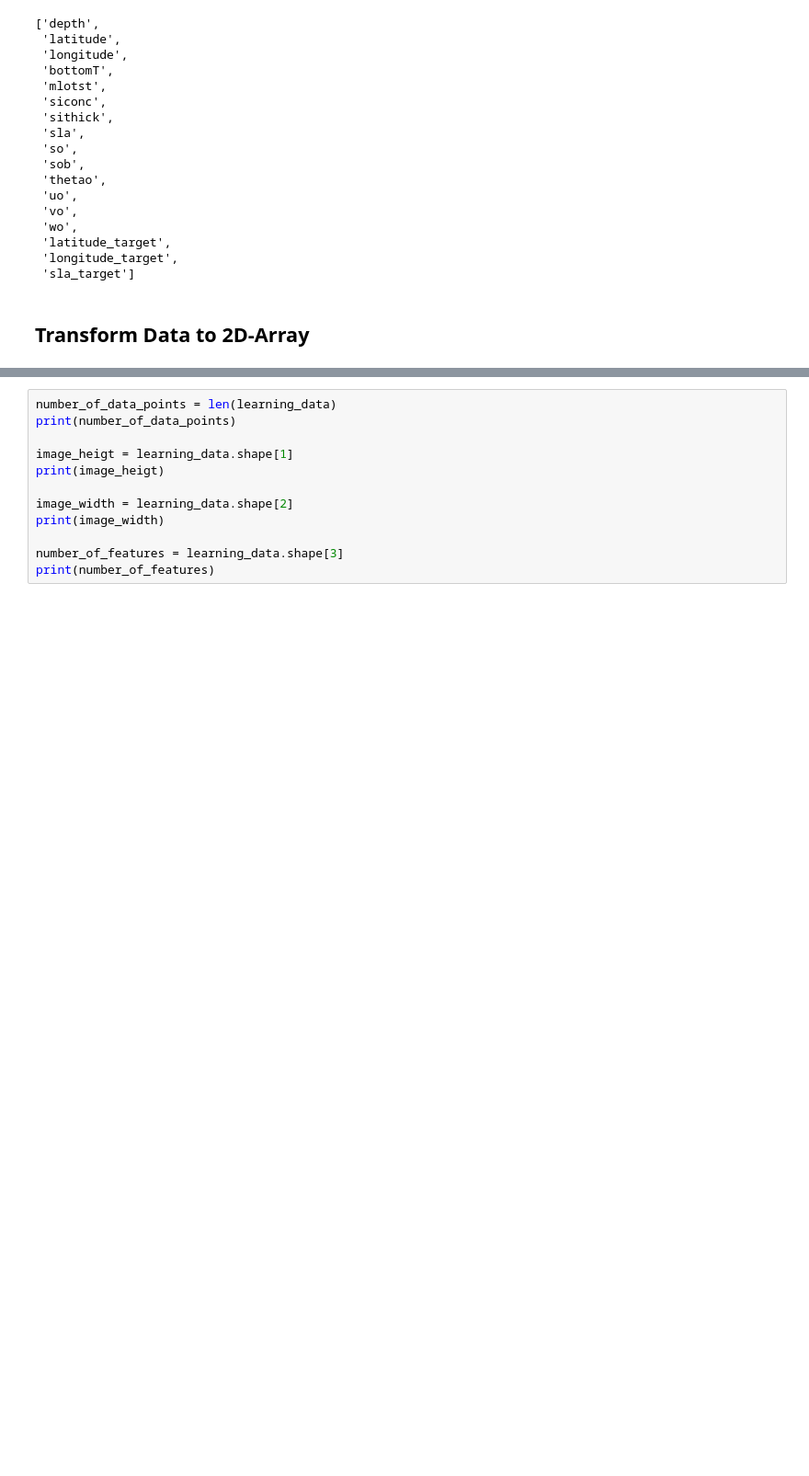
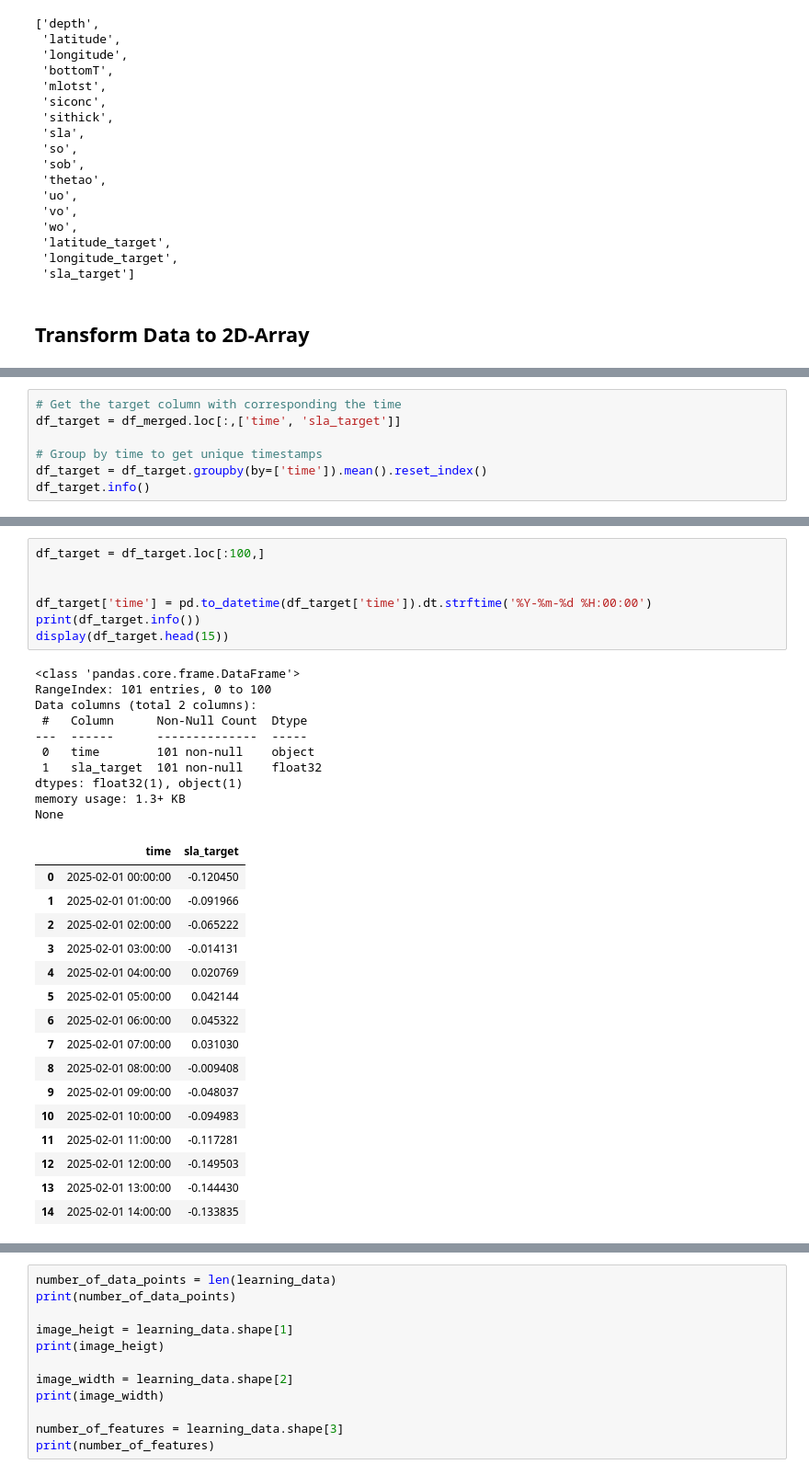
Before and after one commit to RATFIVE/GEOMAR-DeepLearning, a Jupyter notebook: app/backend/small-model.ipynb, the cells around one changed output, grey strips where cells are left out. Shown at 92% size. Drawn from its saved outputs; the diff is of its cells as text; blank space fills up the shorter version.

```diff
--- a/app/backend/small-model.ipynb
+++ b/app/backend/small-model.ipynb
@@ -500,0 +499,7 @@ print(len(learning_data))
+# %%
+# Get the target column with corresponding the time
+df_target = df_merged.loc[:,['time', 'sla_target']]
+
+# Group by time to get unique timestamps
+df_target = df_target.groupby(by=['time']).mean().reset_index()
+df_target.info()
@@ -500,0 +516,34 @@ print(len(learning_data))
+# %%
+df_target = df_target.loc[:100,]
+
+
+df_target['time'] = pd.to_datetime(df_target['time']).dt.strftime('%Y-%m-%d %H:00:00')
+print(df_target.info())
+display(df_target.head(15))
+# %% [output]
+<class 'pandas.core.frame.DataFrame'>
+RangeIndex: 101 entries, 0 to 100
+Data columns (total 2 columns):
+ #   Column      Non-Null Count  Dtype
+---  ------      --------------  -----
+ 0   time        101 non-null    object
+ 1   sla_target  101 non-null    float32
+dtypes: float32(1), object(1)
+memory usage: 1.3+ KB
+None
+|  | time | sla_target |
+| 0 | 2025-02-01 00:00:00 | -0.120450 |
+| 1 | 2025-02-01 01:00:00 | -0.091966 |
+| 2 | 2025-02-01 02:00:00 | -0.065222 |
+| 3 | 2025-02-01 03:00:00 | -0.014131 |
+| 4 | 2025-02-01 04:00:00 | 0.020769 |
+| 5 | 2025-02-01 05:00:00 | 0.042144 |
+| 6 | 2025-02-01 06:00:00 | 0.045322 |
+| 7 | 2025-02-01 07:00:00 | 0.031030 |
+| 8 | 2025-02-01 08:00:00 | -0.009408 |
+| 9 | 2025-02-01 09:00:00 | -0.048037 |
+| 10 | 2025-02-01 10:00:00 | -0.094983 |
+| 11 | 2025-02-01 11:00:00 | -0.117281 |
+| 12 | 2025-02-01 12:00:00 | -0.149503 |
+| 13 | 2025-02-01 13:00:00 | -0.144430 |
+| 14 | 2025-02-01 14:00:00 | -0.133835 |
```
Also changed, not shown: parts of 20 cells of this notebook.
